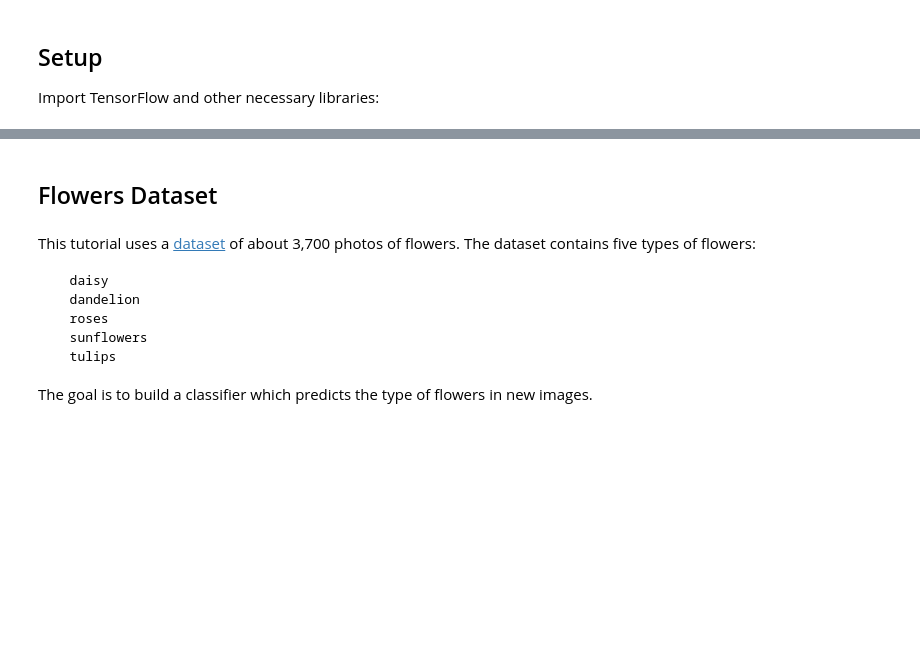
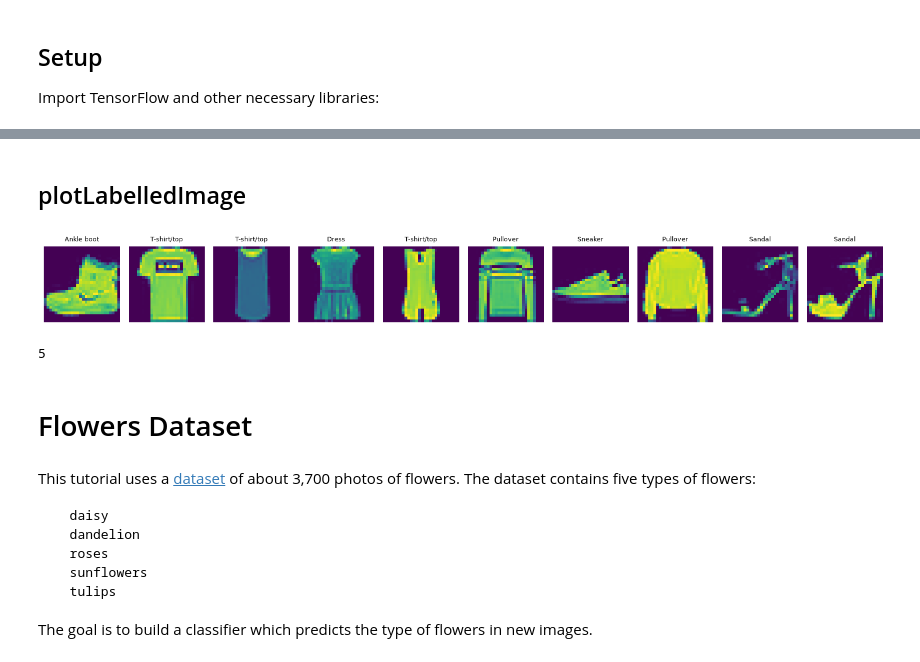
Before and after one commit to joseph-hellerstein/ai_in_practice, a Jupyter notebook: notebooks/ai_in_practice_transfer_learning.ipynb, the cells around one changed output, grey strips where cells are left out. Saved outputs shown, nothing was run; the diff lists cells and outputs as text; code cells hidden in the pictures; blank space fills up the shorter version.

```diff
--- a/notebooks/ai_in_practice_transfer_learning.ipynb
+++ b/notebooks/ai_in_practice_transfer_learning.ipynb
@@ -71,0 +74,5 @@ from typing import List, Callable
+# %%
+#(X_TRAIN, Y_TRAIN), (X_TEST, Y_TEST) = tfkds.cifar10.load_data()
+(X_TRAIN, Y_TRAIN), (X_TEST, Y_TEST) = keras.datasets.fashion_mnist.load_data()
+_, info = tfds.load('fashion_mnist', with_info=True)
+LABELS = np.array(info.features['label'].names)
@@ -72,5 +98,36 @@ from typing import List, Callable
+# %% [markdown]
+## plotLabelledImage
+# %%
+def plotLabelledImage(feature_arr: np.ndarray, label_arr: np.ndarray, num_image=10):
+    feature_arr = feature_arr[0:num_image]
+    label_arr = label_arr[0:num_image]
+    # Plots images and labels
+    num_fig = feature_arr.shape[0]
+    _, axes = plt.subplots(1, num_fig, figsize=(15,15))
+    for idx in range(num_fig):
+        ax = axes[idx]
+        if feature_arr.ndim == 4:
+            ax.imshow(feature_arr[idx, :, :, :].astype("uint8"))
+        else:
+            ax.imshow(feature_arr[idx, :, :].astype("uint8"))
+        ax.axis('off')              # optional: hides the axis ticks
+        text = label_arr[idx]
+        if not isinstance(text, str):
+            text = str(text[0])
+        ax.set_title(text, fontsize=8)
+    plt.show()
+
+# TESTS
+num_image = 10
+plotLabelledImage(X_TRAIN, LABELS[Y_TRAIN], num_image=num_image)
+# %% [output]
+[figure, added]
+# %%
+num_pic
+# %% [output]
+5
 # %% [markdown]
-## Flowers Dataset
+# Flowers Dataset
 # %% [markdown]
 This tutorial uses a [dataset](https://www.tensorflow.org/datasets/catalog/tf_flowers) of about 3,700 photos of flowers. The dataset contains five types of flowers:
 
```
Also changed, not shown: parts of 33 cells of this notebook, 3 other files.
